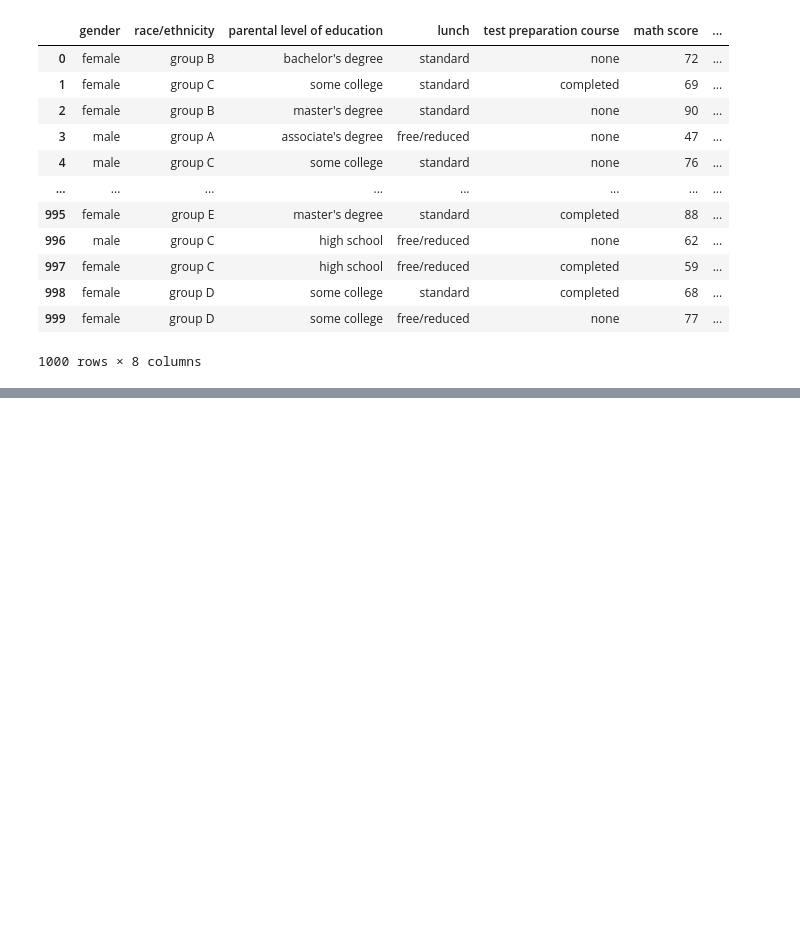
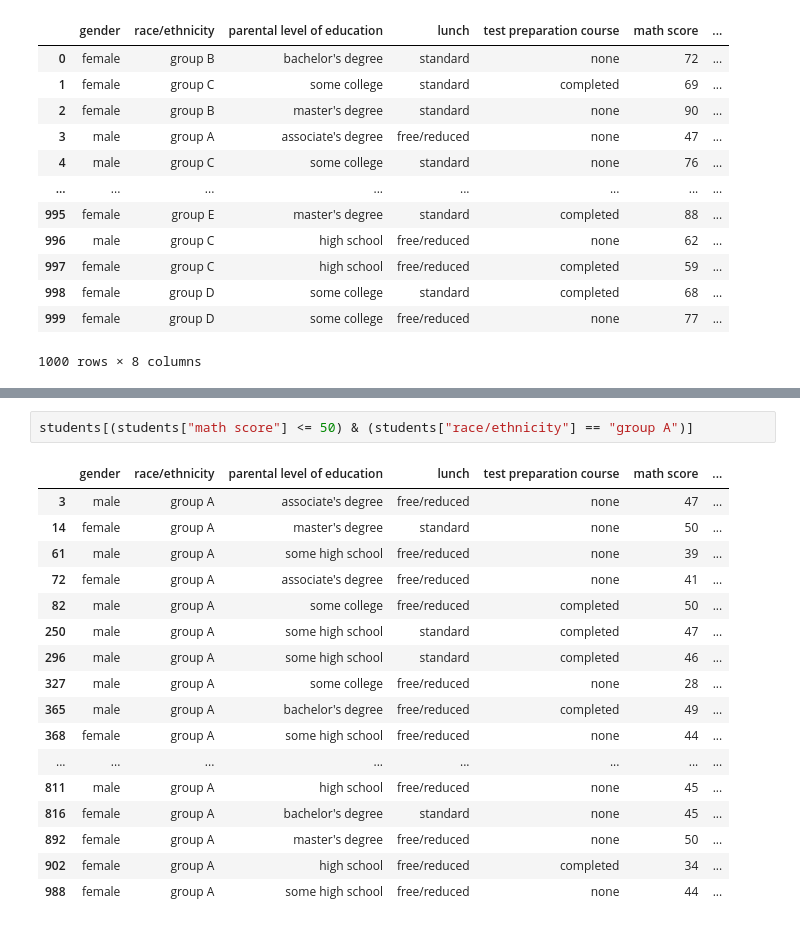
Before and after one commit to bernacode/Learning-DataScience, a Jupyter notebook: 02_pandas/introduccion/Select.ipynb, the cells around one changed output, grey strips where cells are left out. Drawn from its saved outputs; the diff is of its cells as text; blank space fills up the shorter version.

```diff
--- a/02_pandas/introduccion/Select.ipynb
+++ b/02_pandas/introduccion/Select.ipynb
@@ -53,0 +192,20 @@ mathScore_gender = students["gender","math score","reading score","writing score
+# %%
+students[(students["math score"] <= 50) & (students["race/ethnicity"] == "group A")]
+# %% [output]
+|  | gender | race/ethnicity | parental level of education | lunch | test preparation course | math score | ... |
+| 3 | male | group A | associate's degree | free/reduced | none | 47 | ... |
+| 14 | female | group A | master's degree | standard | none | 50 | ... |
+| 61 | male | group A | some high school | free/reduced | none | 39 | ... |
+| 72 | female | group A | associate's degree | free/reduced | none | 41 | ... |
+| 82 | male | group A | some college | free/reduced | completed | 50 | ... |
+| 250 | male | group A | some high school | standard | completed | 47 | ... |
+| 296 | male | group A | some high school | standard | completed | 46 | ... |
+| 327 | male | group A | some college | free/reduced | none | 28 | ... |
+| 365 | male | group A | bachelor's degree | free/reduced | completed | 49 | ... |
+| 368 | female | group A | some high school | free/reduced | none | 44 | ... |
+| ... | ... | ... | ... | ... | ... | ... | ... |
+| 811 | male | group A | high school | free/reduced | none | 45 | ... |
+| 816 | female | group A | bachelor's degree | standard | none | 45 | ... |
+| 892 | female | group A | master's degree | free/reduced | none | 50 | ... |
+| 902 | female | group A | high school | free/reduced | completed | 34 | ... |
+| 988 | female | group A | some high school | free/reduced | none | 44 | ... |
```
Also changed, not shown: parts of 21 cells of this notebook.
